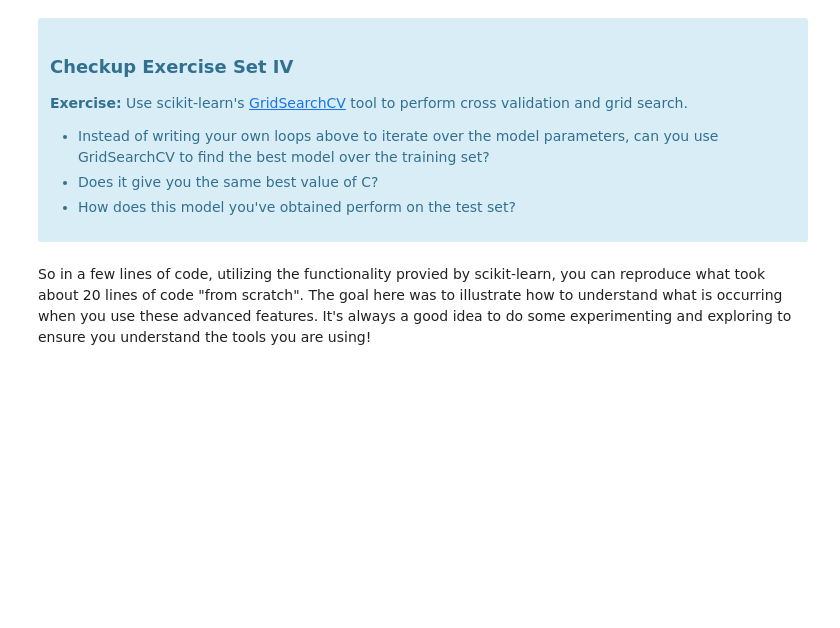
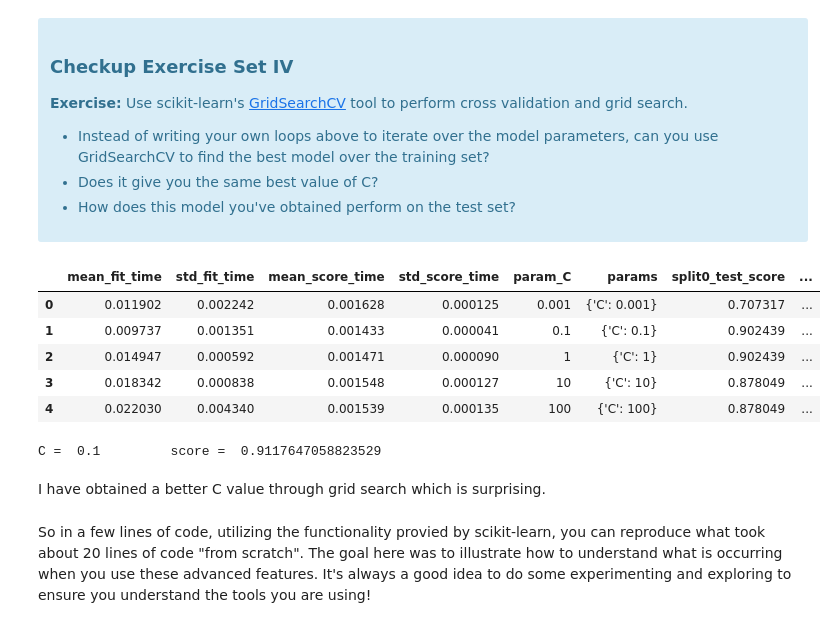
Before and after one commit to hao-udoin/Springboard-data-science, a Jupyter notebook: 14.2 Logistic Regression/Logistic Regression Advanced Case Study.ipynb, the cells around one changed output. Cells and saved outputs as stored; diff of their text form; code cells hidden in the pictures; blank space fills up the shorter version.

```diff
--- a/14.2 Logistic Regression/Logistic Regression Advanced Case Study.ipynb
+++ b/14.2 Logistic Regression/Logistic Regression Advanced Case Study.ipynb
@@ -1252,0 +1266,9 @@ You may notice that this particular value of <i>C</i> may or may not do as well
+# %%
+#
+# your turn
+#
+C = 1
+clf = LogisticRegression(C = C, solver = 'newton-cg')
+clf.fit(Xlr,ylr)
+score = accuracy_score(clf.predict(Xtestlr), ytestlr)
+print("C = ", C, "\t", "score = ", score)
@@ -1270,3 +1294,32 @@ Scikit-learn, as with many other Python packages, provides utilities to perform
+# %%
+#
+# your turn
+#
+
+from sklearn.model_selection import GridSearchCV
+
+parameters = {'C':[0.001, 0.1, 1, 10, 100]}
+logreg = LogisticRegression(solver = 'newton-cg')
+clf = GridSearchCV(logreg,parameters)
+clf.fit(Xlr,ylr)
+pd.DataFrame(clf.cv_results_)
+# %% [output]
+|  | mean_fit_time | std_fit_time | mean_score_time | std_score_time | param_C | params | split0_test_score | ... |
+| 0 | 0.011902 | 0.002242 | 0.001628 | 0.000125 | 0.001 | {'C': 0.001} | 0.707317 | ... |
+| 1 | 0.009737 | 0.001351 | 0.001433 | 0.000041 | 0.1 | {'C': 0.1} | 0.902439 | ... |
+| 2 | 0.014947 | 0.000592 | 0.001471 | 0.000090 | 1 | {'C': 1} | 0.902439 | ... |
+| 3 | 0.018342 | 0.000838 | 0.001548 | 0.000127 | 10 | {'C': 10} | 0.878049 | ... |
+| 4 | 0.022030 | 0.004340 | 0.001539 | 0.000135 | 100 | {'C': 100} | 0.878049 | ... |
+# %%
+C = 0.1
+clf = LogisticRegression(C = C, solver = 'newton-cg')
+clf.fit(Xlr,ylr)
+score = accuracy_score(clf.predict(Xtestlr), ytestlr)
+print("C = ", C, "\t", "score = ", score)
+# %% [output]
+C =  0.1         score =  0.9117647058823529
+# %% [markdown]
+I have obtained a better C value through grid search which is surprising.
 # %% [markdown]
 So in a few lines of code, utilizing the functionality provied by scikit-learn, you can reproduce what took about 20 lines of code "from scratch". The goal here was to illustrate how to understand what is occurring when you use these advanced features.  It's always a good idea to do some experimenting and exploring to ensure you understand the tools you are using!
 # %% [markdown]
```
Also changed, not shown: parts of 11 cells of this notebook.
